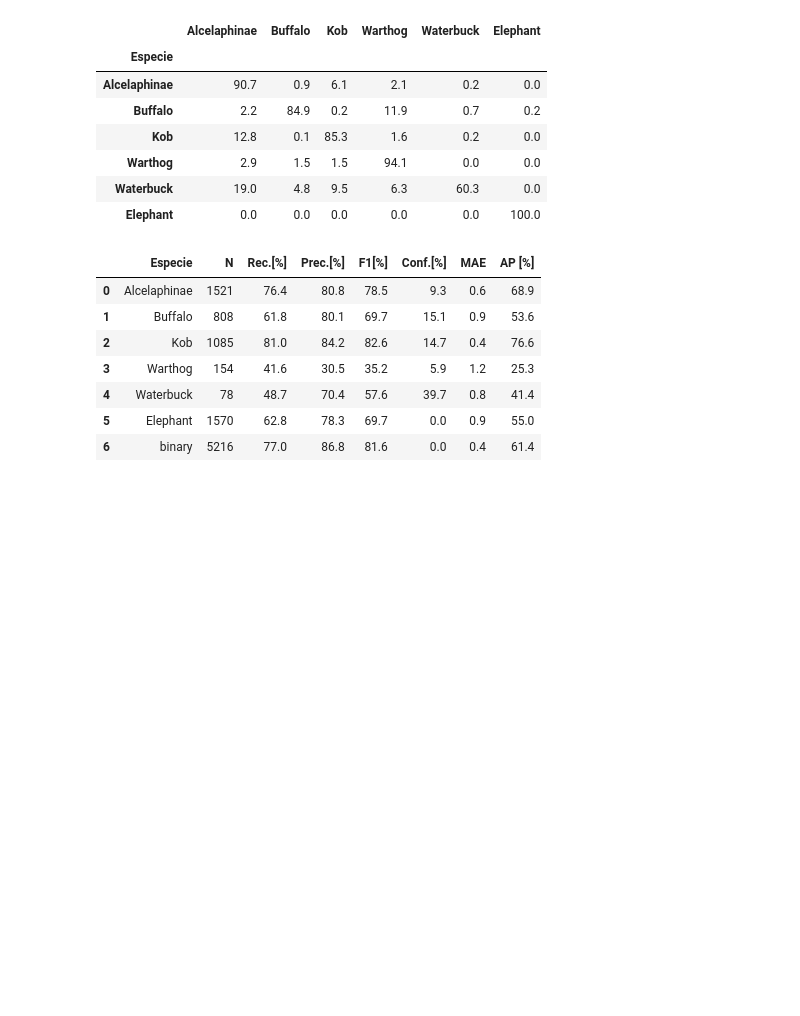
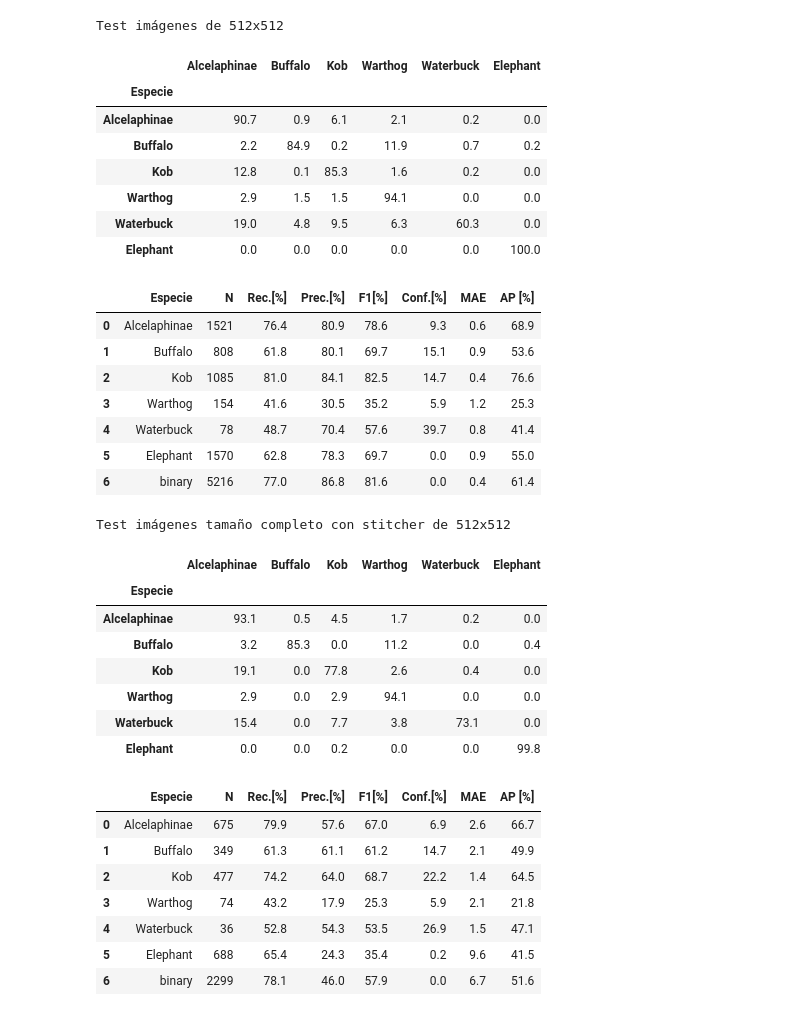
Before and after one commit to maia-2025-vision/proyecto-de-grado, a Jupyter notebook: notebooks/train-herdnet.ipynb, the cells around one changed output. Saved outputs shown, nothing was run; the diff lists cells and outputs as text; code cells hidden in the pictures; blank space fills up the shorter version.

Commit message:
actualizacion notebook train-herdnet

```diff
--- a/notebooks/train-herdnet.ipynb
+++ b/notebooks/train-herdnet.ipynb
@@ -275,38 +300,68 @@ dvc repro test-herdnet-v2
 # %%
 # test-herdnet-v2
 matrix_v2 = conf_matrix_to_pct(
     pd.read_csv("data/test_results/herdnet_v2/confusion_matrix.csv")
 ).to_html()
 metrics_test_v2 = massage_metrics(
     pd.read_csv("data/test_results/herdnet_v2/metrics_results.csv")
 ).to_html()
+matrix_v2_bs = conf_matrix_to_pct(
+    pd.read_csv("data/test_results/herdnet_v2_full_imgs/confusion_matrix.csv")
+).to_html()
+metrics_test_v2_bs = massage_metrics(
+    pd.read_csv("data/test_results/herdnet_v2_full_imgs/metrics_results.csv")
+).to_html()
 
 display_html(
     f"""
+<h3 style="text-align: center;">Test imágenes de 512x512</h3>
 <div style="display: flex; gap: 50px;">
     <div>{matrix_v2}</div>
     <div>{metrics_test_v2}</div>
 </div>
+<h3 style="text-align: center;">Test imágenes tamaño completo con stitcher de 512x512</h3>
+<div style="display: flex; gap: 50px;">
+    <div>{matrix_v2_bs}</div>
+    <div>{metrics_test_v2_bs}</div>
+</div>
 """,
     raw=True,
 )
 # %% [output]
+Test imágenes de 512x512
 |  | Alcelaphinae | Buffalo | Kob | Warthog | Waterbuck | Elephant |
 | Especie |  |  |  |  |  |  |
 | Alcelaphinae | 90.7 | 0.9 | 6.1 | 2.1 | 0.2 | 0.0 |
 | Buffalo | 2.2 | 84.9 | 0.2 | 11.9 | 0.7 | 0.2 |
 | Kob | 12.8 | 0.1 | 85.3 | 1.6 | 0.2 | 0.0 |
 | Warthog | 2.9 | 1.5 | 1.5 | 94.1 | 0.0 | 0.0 |
 | Waterbuck | 19.0 | 4.8 | 9.5 | 6.3 | 60.3 | 0.0 |
 | Elephant | 0.0 | 0.0 | 0.0 | 0.0 | 0.0 | 100.0 |
 |  | Especie | N | Rec.[%] | Prec.[%] | F1[%] | Conf.[%] | MAE | AP [%] |
-| 0 | Alcelaphinae | 1521 | 76.4 | 80.8 | 78.5 | 9.3 | 0.6 | 68.9 |
+| 0 | Alcelaphinae | 1521 | 76.4 | 80.9 | 78.6 | 9.3 | 0.6 | 68.9 |
 | 1 | Buffalo | 808 | 61.8 | 80.1 | 69.7 | 15.1 | 0.9 | 53.6 |
-| 2 | Kob | 1085 | 81.0 | 84.2 | 82.6 | 14.7 | 0.4 | 76.6 |
+| 2 | Kob | 1085 | 81.0 | 84.1 | 82.5 | 14.7 | 0.4 | 76.6 |
 | 3 | Warthog | 154 | 41.6 | 30.5 | 35.2 | 5.9 | 1.2 | 25.3 |
 | 4 | Waterbuck | 78 | 48.7 | 70.4 | 57.6 | 39.7 | 0.8 | 41.4 |
 | 5 | Elephant | 1570 | 62.8 | 78.3 | 69.7 | 0.0 | 0.9 | 55.0 |
 | 6 | binary | 5216 | 77.0 | 86.8 | 81.6 | 0.0 | 0.4 | 61.4 |
+Test imágenes tamaño completo con stitcher de 512x512
+|  | Alcelaphinae | Buffalo | Kob | Warthog | Waterbuck | Elephant |
+| Especie |  |  |  |  |  |  |
+| Alcelaphinae | 93.1 | 0.5 | 4.5 | 1.7 | 0.2 | 0.0 |
+| Buffalo | 3.2 | 85.3 | 0.0 | 11.2 | 0.0 | 0.4 |
+| Kob | 19.1 | 0.0 | 77.8 | 2.6 | 0.4 | 0.0 |
+| Warthog | 2.9 | 0.0 | 2.9 | 94.1 | 0.0 | 0.0 |
+| Waterbuck | 15.4 | 0.0 | 7.7 | 3.8 | 73.1 | 0.0 |
+| Elephant | 0.0 | 0.0 | 0.2 | 0.0 | 0.0 | 99.8 |
+|  | Especie | N | Rec.[%] | Prec.[%] | F1[%] | Conf.[%] | MAE | AP [%] |
+| 0 | Alcelaphinae | 675 | 79.9 | 57.6 | 67.0 | 6.9 | 2.6 | 66.7 |
+| 1 | Buffalo | 349 | 61.3 | 61.1 | 61.2 | 14.7 | 2.1 | 49.9 |
+| 2 | Kob | 477 | 74.2 | 64.0 | 68.7 | 22.2 | 1.4 | 64.5 |
+| 3 | Warthog | 74 | 43.2 | 17.9 | 25.3 | 5.9 | 2.1 | 21.8 |
+| 4 | Waterbuck | 36 | 52.8 | 54.3 | 53.5 | 26.9 | 1.5 | 47.1 |
+| 5 | Elephant | 688 | 65.4 | 24.3 | 35.4 | 0.2 | 9.6 | 41.5 |
+| 6 | binary | 2299 | 78.1 | 46.0 | 57.9 | 0.0 | 6.7 | 51.6 |
 # %% [markdown]
 <table style="width: 100%; table-layout: fixed;">
   <tr>
```
Also changed, not shown: parts of 17 cells of this notebook, 2 other files.
